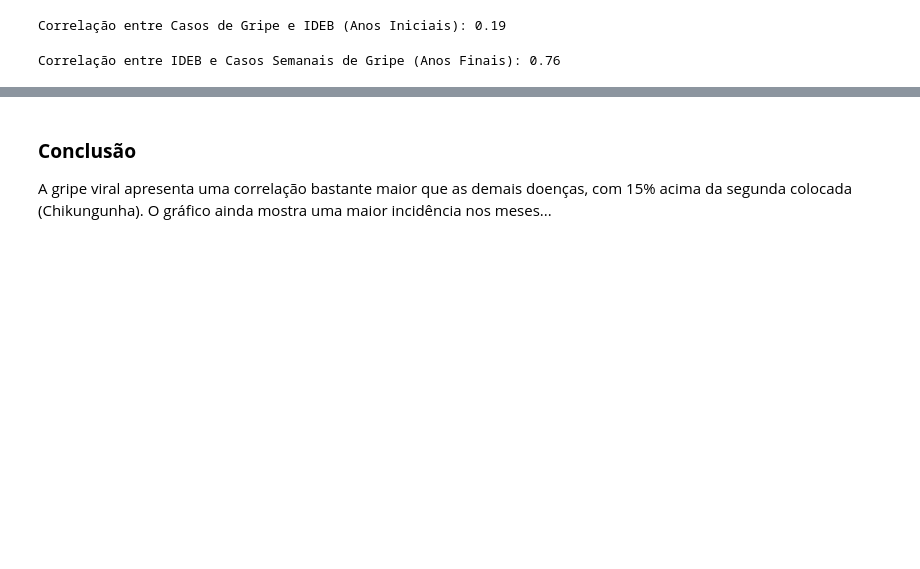
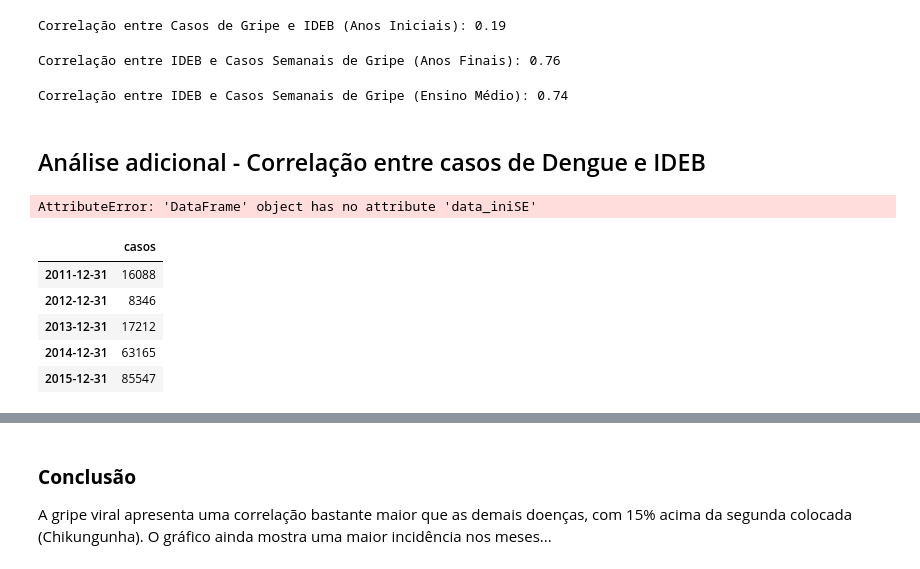
Before and after one commit to cesarfkb/trabalho-CD-semestral, a Jupyter notebook: Projeto_S1_CD.ipynb, the cells around one changed output, grey strips where cells are left out. Saved outputs shown, nothing was run; the diff lists cells and outputs as text; code cells hidden in the pictures; blank space fills up the shorter version.

```diff
--- a/Projeto_S1_CD.ipynb
+++ b/Projeto_S1_CD.ipynb
@@ -500,3 +500,35 @@ correlacao = df_merge_gripe_escolaridade_af['IDEB'].corr(df_merge_gripe_escolari
 print(f"Correlação entre IDEB e Casos Semanais de Gripe (Anos Finais): {correlacao:.2f}")
 # %% [output]
 Correlação entre IDEB e Casos Semanais de Gripe (Anos Finais): 0.76
+# %%
+correlacao = df_merge_gripe_escolaridade_em['IDEB'].corr(df_merge_gripe_escolaridade_em['Casos semanais reportados até a última atualização'])
+print(f"Correlação entre IDEB e Casos Semanais de Gripe (Ensino Médio): {correlacao:.2f}")
+# %% [output]
+Correlação entre IDEB e Casos Semanais de Gripe (Ensino Médio): 0.74
+# %% [markdown]
+## Análise adicional - Correlação entre casos de Dengue e IDEB
+# %%
+df_dengue_casos = df_cidades_dengue_transposto.copy()
+
+# Achar a média de dengue para o estado de SP
+
+# Deixar o indice como data
+df_dengue_casos['São Paulo'].data_iniSE = pd.to_datetime(df_dengue_casos['São Paulo'].data_iniSE, format='%Y-%m-%d')
+df_dengue_casos['São Paulo'].set_index('data_iniSE', inplace=True)
+df_dengue_casos['São Paulo'].index.name = None
+# %% [output]
+AttributeError: 'DataFrame' object has no attribute 'data_iniSE'
+# %%
+# Pegar apenas os casos e população
+df_dengue_casos['São Paulo'] = df_dengue_casos['São Paulo'][['casos']]
+
+# Resample anual para dengue
+df_dengue_casos['São Paulo'] = df_dengue_casos['São Paulo'].resample('YE').sum()
+df_dengue_casos['São Paulo'].head()
+# %% [output]
+|  | casos |
+| 2011-12-31 | 16088 |
+| 2012-12-31 | 8346 |
+| 2013-12-31 | 17212 |
+| 2014-12-31 | 63165 |
+| 2015-12-31 | 85547 |
```
Also changed, not shown: parts of 5 cells of this notebook.
